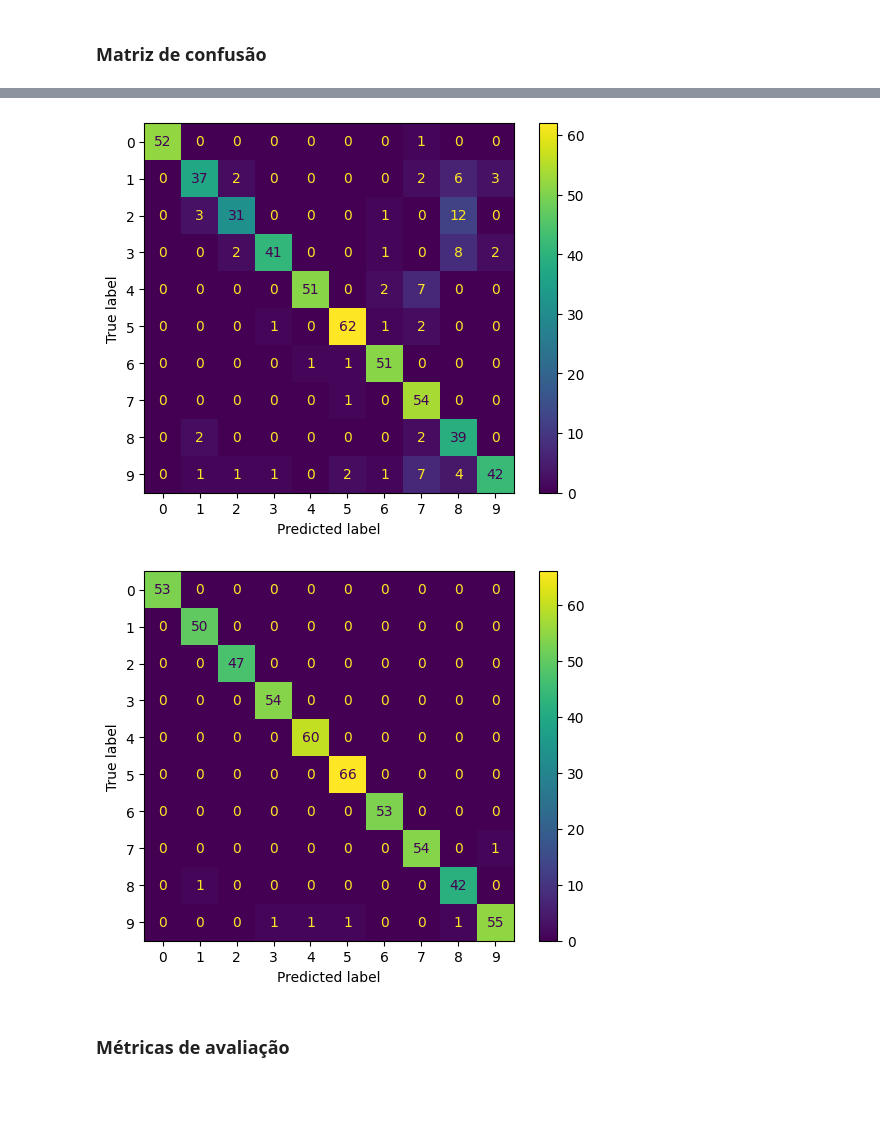
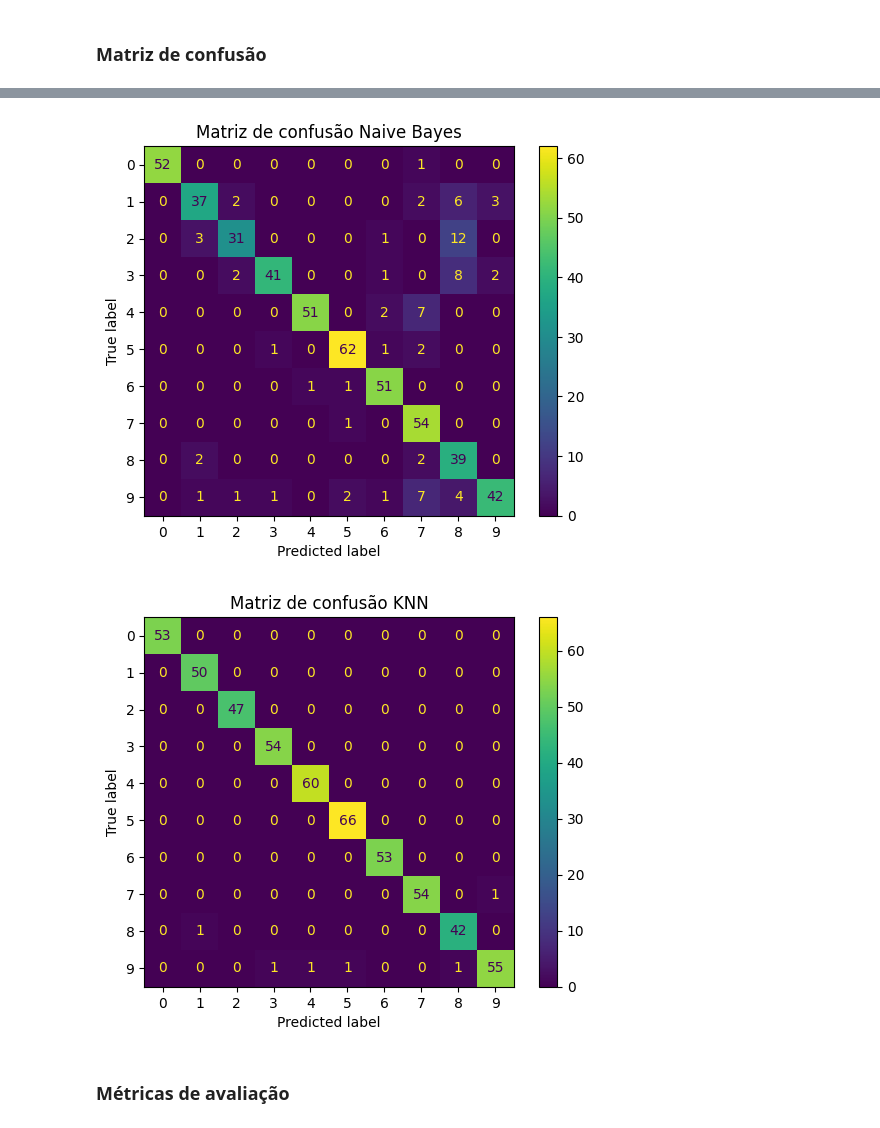
Before and after one commit to IagoMagalhaes23/BBP1034---JOGOS-DINAMICOS, a Jupyter notebook: Trabalho 1/questao 01.ipynb, the cells around one changed output, grey strips where cells are left out. Saved outputs shown, nothing was run; the diff lists cells and outputs as text; code cells hidden in the pictures; blank space fills up the shorter version.

```diff
--- a/Trabalho 1/questao 01.ipynb
+++ b/Trabalho 1/questao 01.ipynb
@@ -198,15 +199,17 @@ plt.show()
 # %%
 metrics.ConfusionMatrixDisplay(confusion_matrix=metrics.confusion_matrix(y_test, predNaiveBayes), display_labels=naiveBayes.classes_).plot()
 plt.grid(False)
+plt.title('Matriz de confusão Naive Bayes')
 plt.show()
 # %% [output]
-[figure, old version]
+[figure, new version]
 # %%
 metrics.ConfusionMatrixDisplay(confusion_matrix=metrics.confusion_matrix(y_test, predKNN), display_labels=knn.classes_).plot()
 plt.grid(False)
+plt.title('Matriz de confusão KNN')
 plt.show()
 # %% [output]
-[figure, old version]
+[figure, new version]
 # %% [markdown]
 ### Métricas de avaliação
 # %%
```
Also changed, not shown: parts of 1 cell of this notebook.
